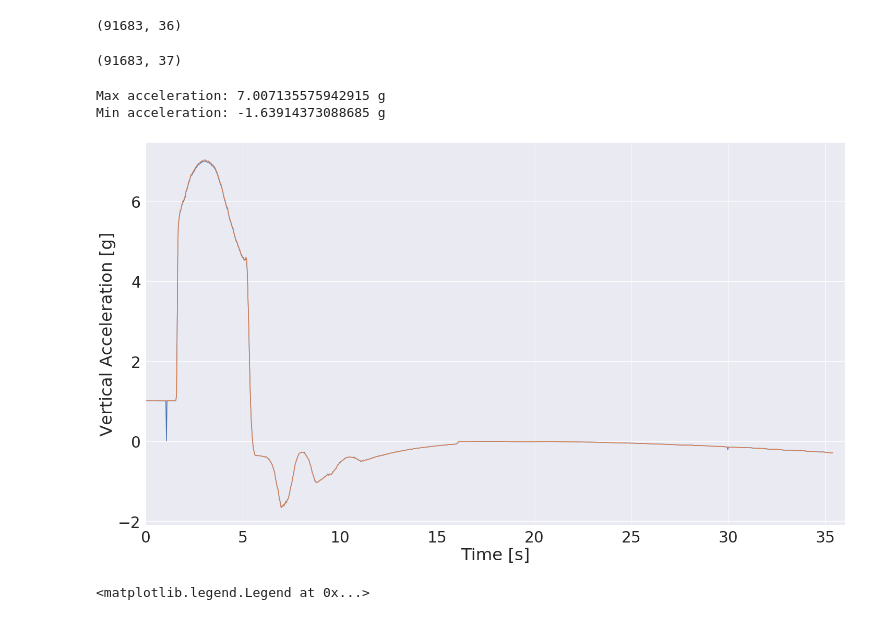
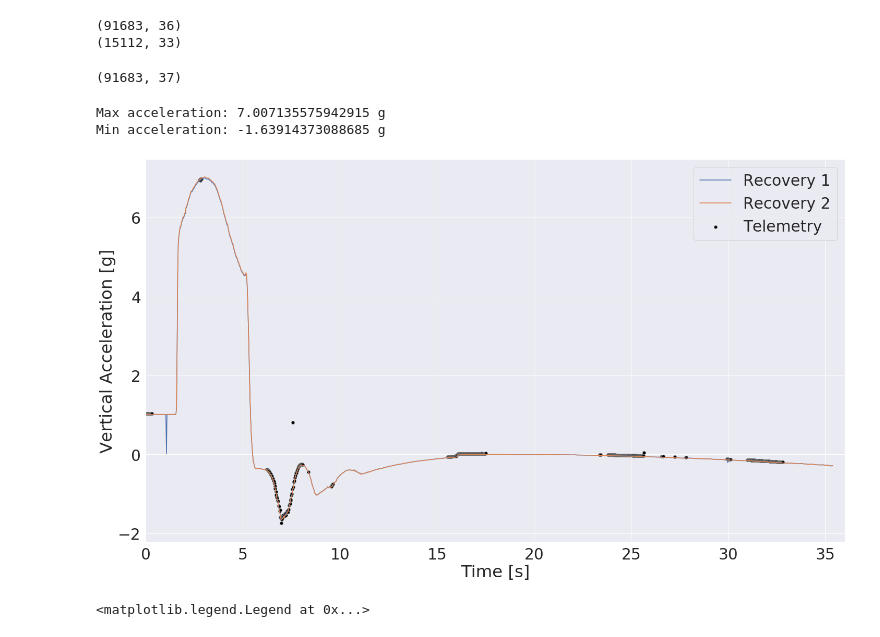
Before and after one commit to aris-space/euler-avionics, a Jupyter notebook: maiden_launch_analysis/maiden_launch_analysis_recovery.ipynb, the cells around one changed output. Cells and saved outputs as stored; diff of their text form; code cells hidden in the pictures.

Commit message:
Added telemetry scatter to some recovery plots

```diff
--- a/maiden_launch_analysis/maiden_launch_analysis_recovery.ipynb
+++ b/maiden_launch_analysis/maiden_launch_analysis_recovery.ipynb
@@ -6,9 +6,12 @@ import numpy as np
 sns.set(rc={'figure.figsize':(24, 13.5)}, font_scale = 2.7)
 # %%
 recovery = pd.read_csv('recovery-data/recovery-data.csv', index_col = 'Time')
-recovery.shape
+telemetry = pd.read_csv('maiden_launch_combined_telemetry.csv', index_col='Time [s]')
+print(recovery.shape)
+print(telemetry.shape)
 # %% [output]
 (91683, 36)
+(15112, 33)
 # %%
 combined = recovery.drop_duplicates().sort_index().reset_index()
 combined.shape
@@ -26,18 +29,34 @@ combined['Humidity [%]'] = combined['H_SHT']
 #combined['Battery [V]'] = combined['battery_battery']/1000
 combined['Pressure 1 [kPa]'] = combined['P_BARO1']/1000
 combined['Pressure 2 [kPa]'] = combined['P_BARO2']/1000
+
+gyro_labels = ['Gx_IMU1','Gy_IMU1','Gz_IMU1','Gx_IMU2','Gy_IMU2','Gz_IMU2']
+for label in gyro_labels:
+    combined[label] /= 2
+# %%
+#convert to gs
+fmt_acc = lambda x: x / 1024
+#convert to degrees per second
+fmt_gyro = lambda x: x / 16.4
+dim3 = lambda x : [x + '_' + s for s in ['x', 'y', 'z']]
+
+telemetry[dim3('Acceleration')] = telemetry[dim3('sb_data_acc')].apply(pd.to_numeric).apply(fmt_acc)
+telemetry[dim3('Gyro')] = telemetry[dim3('sb_data_gyro')].apply(pd.to_numeric).apply(fmt_gyro)
 # %%
-plt = sns.lineplot(data = combined, x = 'Time [s]', y = 'Acceleration 1 [g]')
-plt = sns.lineplot(data = combined, x = 'Time [s]', y = 'Acceleration 2 [g]')
+plt = sns.lineplot(data = combined, x = 'Time [s]', y = 'Acceleration 1 [g]', label="Recovery 1")
+plt = sns.lineplot(data = combined, x = 'Time [s]', y = 'Acceleration 2 [g]', label="Recovery 2")
+
+plt = sns.scatterplot(data = telemetry.reset_index(), x = 'Time [s]', y = 'Acceleration_z', color = 'black', edgecolor='gray', label='Telemetry')
+
 plt.set_ylabel('Vertical Acceleration [g]')
 plt.set_xlabel('Time [s]')
 plt.set_xlim(0, duration)
 print(f"Max acceleration: {np.max(combined['Acceleration 1 [g]'])} g")
 print(f"Min acceleration: {np.min(combined['Acceleration 1 [g]'])} g")
 # %% [output]
 Max acceleration: 7.007135575942915 g
 Min acceleration: -1.63914373088685 g
-[figure, old version]
+[figure, new version]
 # %%
 plt = sns.lineplot(data = combined, x = 'Time [s]', y = 'Ax_IMU1', label='a_x1')
 plt = sns.lineplot(data = combined, x = 'Time [s]', y = 'Ax_IMU2', label='a_x2')
```
Also changed, not shown: parts of 2 cells of this notebook, 2 other files.
